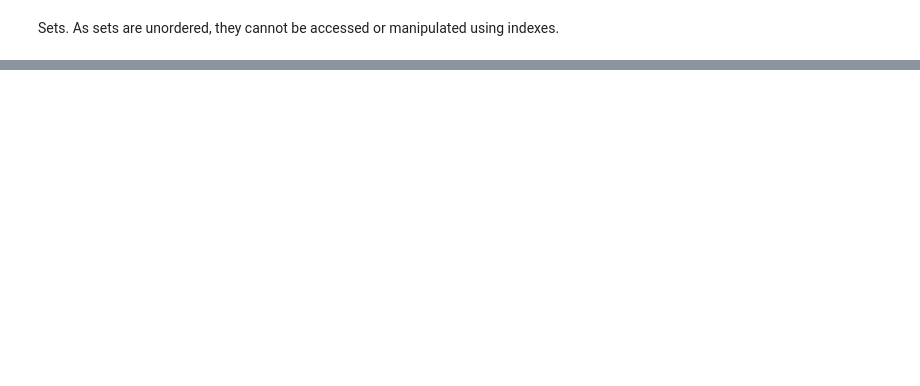
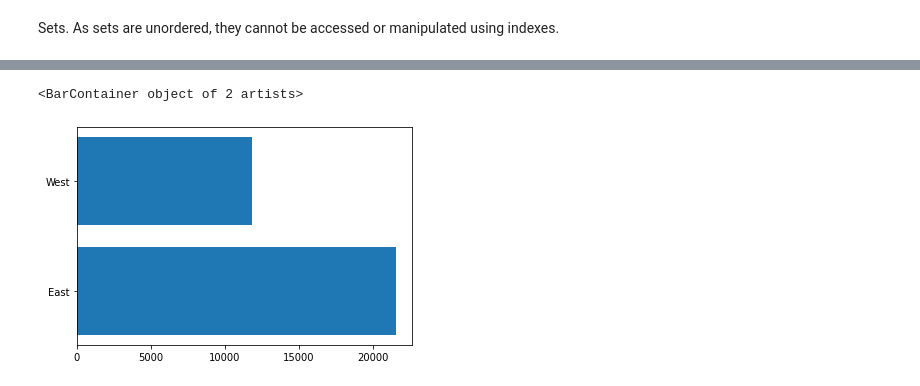
Before and after one commit to edmanabc/Avado-Python-Exercise, a Jupyter notebook: Python_workshop2.ipynb, the cells around one changed output, grey strips where cells are left out. Cells and saved outputs as stored; diff of their text form; code cells hidden in the pictures; blank space fills up the shorter version.

```diff
--- a/Python_workshop2.ipynb
+++ b/Python_workshop2.ipynb
@@ -446,0 +1003,6 @@ print(len(myset))
+# %%
+#Using matplotlib
+plt.barh(Region_price["Region"],Region_price["TotalPrice"])
+# %% [output]
+<BarContainer object of 2 artists>
+[figure, added]
```
Also changed, not shown: parts of 297 cells of this notebook.
